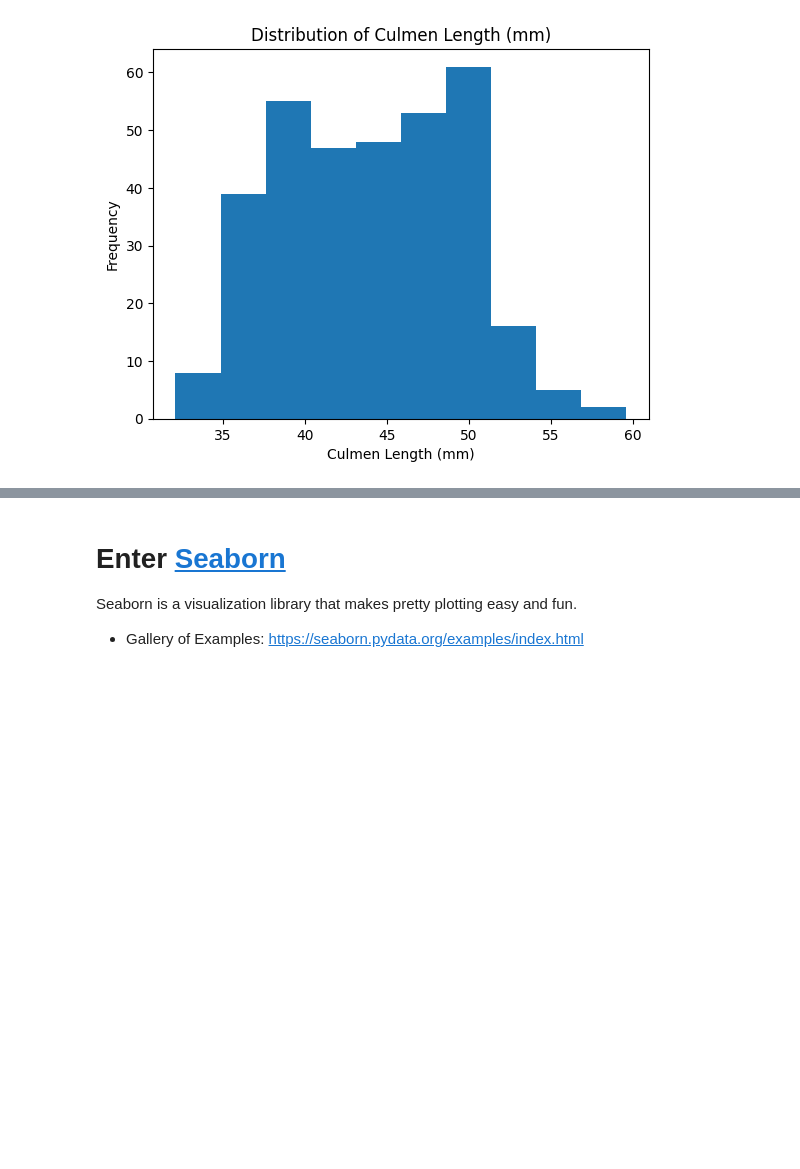
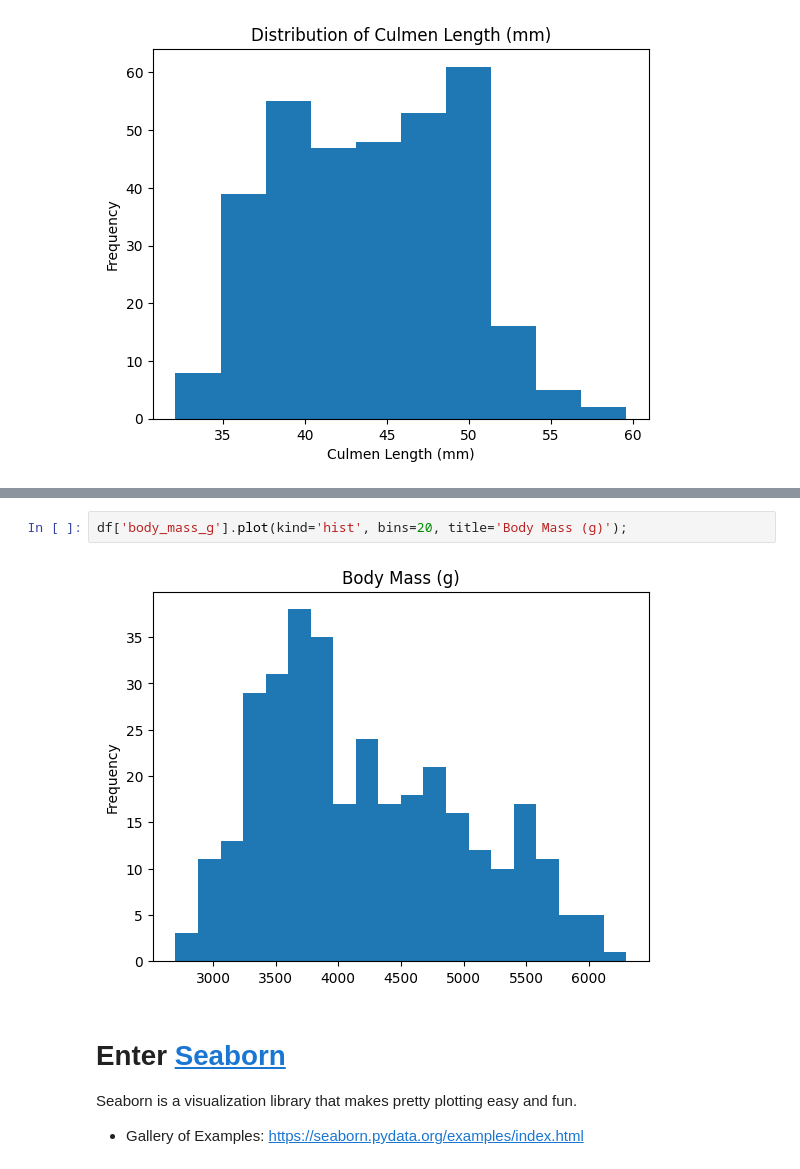
Before and after one commit to tsunar2002/ds-fall-2025-tue, a Jupyter notebook: Week-03-EDA-and-Dashboards/Lecture_penguins.ipynb, the cells around one changed output, grey strips where cells are left out. Drawn from its saved outputs; the diff is of its cells as text; blank space fills up the shorter version.

```diff
--- a/Week-03-EDA-and-Dashboards/Lecture_penguins.ipynb
+++ b/Week-03-EDA-and-Dashboards/Lecture_penguins.ipynb
@@ -291,3 +293,7 @@ df.plot(bins=20, kind='hist', subplots=True, figsize=(5,8));
+# %%
+df['body_mass_g'].plot(kind='hist', bins=20, title='Body Mass (g)');
+# %% [output]
+[figure, added]
 # %% [markdown]
 # Enter [Seaborn](https://seaborn.pydata.org/)
 Seaborn is a visualization library that makes pretty plotting easy and fun.
```
Also changed, not shown: parts of 6 cells of this notebook.
